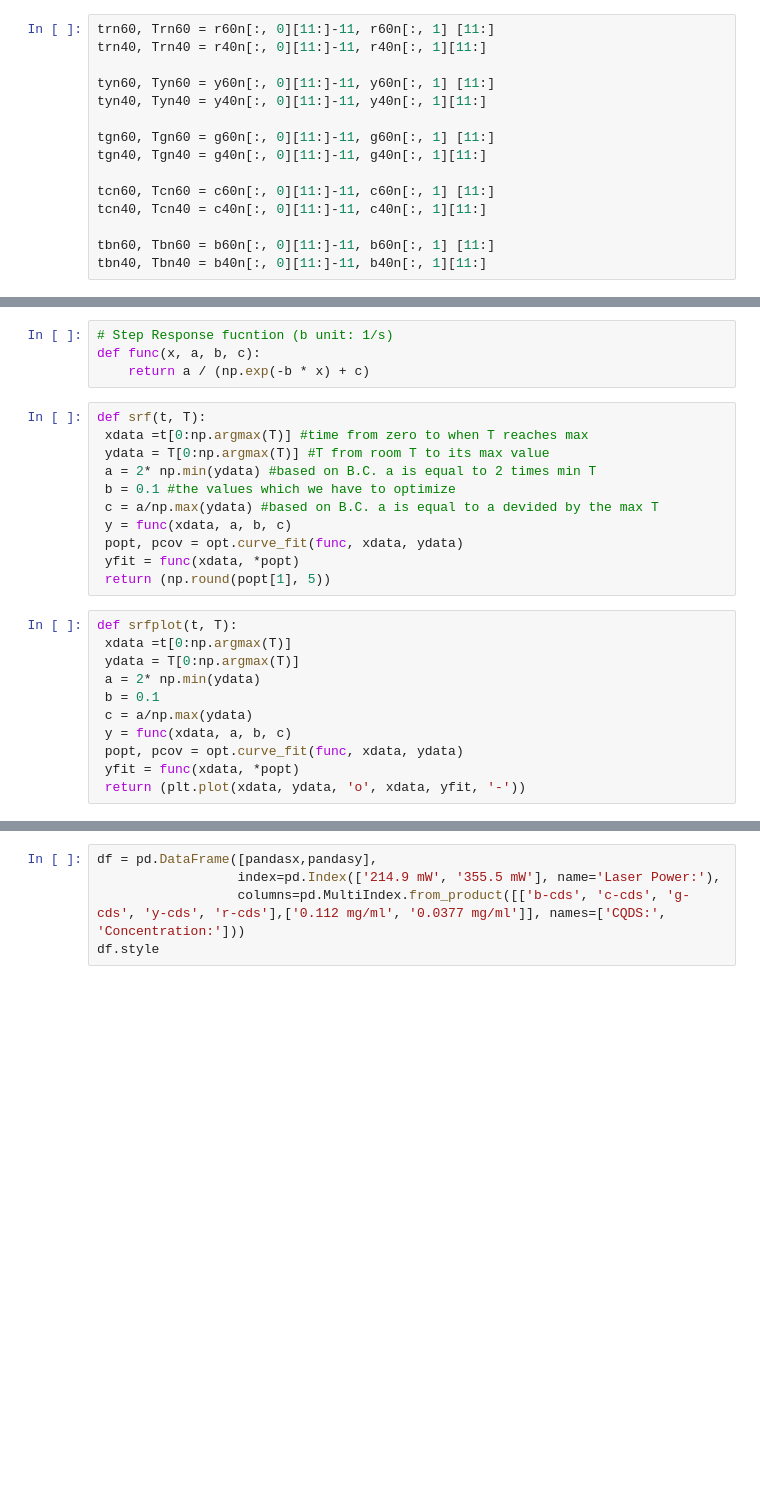
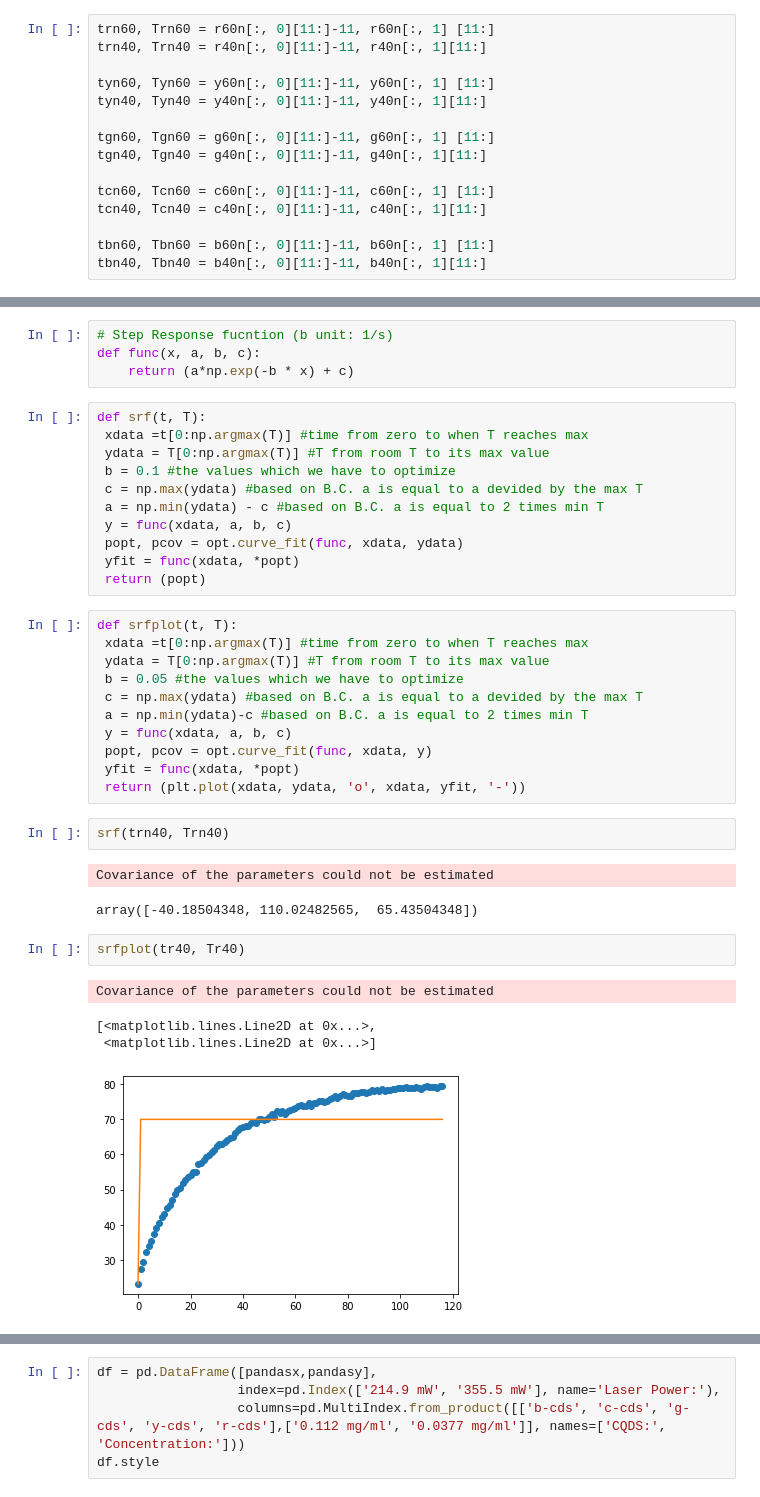
Before and after one commit to salarbalou/Experimetal_Resulsts, a Jupyter notebook: Light_to_Heat_conversion.ipynb, the cells around one changed output, grey strips where cells are left out. Drawn from its saved outputs; the diff is of its cells as text; blank space fills up the shorter version.

```diff
--- a/Light_to_Heat_conversion.ipynb
+++ b/Light_to_Heat_conversion.ipynb
@@ -402,29 +402,41 @@ fig.show()
 # %%
 # Step Response fucntion (b unit: 1/s)
 def func(x, a, b, c):
-    return a / (np.exp(-b * x) + c)
+    return (a*np.exp(-b * x) + c)
 # %%
 def srf(t, T):
  xdata =t[0:np.argmax(T)] #time from zero to when T reaches max
  ydata = T[0:np.argmax(T)] #T from room T to its max value
- a = 2* np.min(ydata) #based on B.C. a is equal to 2 times min T
  b = 0.1 #the values which we have to optimize
- c = a/np.max(ydata) #based on B.C. a is equal to a devided by the max T
+ c = np.max(ydata) #based on B.C. a is equal to a devided by the max T
+ a = np.min(ydata) - c #based on B.C. a is equal to 2 times min T
  y = func(xdata, a, b, c)
  popt, pcov = opt.curve_fit(func, xdata, ydata)
  yfit = func(xdata, *popt)
- return (np.round(popt[1], 5))
+ return (popt)
 # %%
 def srfplot(t, T):
- xdata =t[0:np.argmax(T)]
- ydata = T[0:np.argmax(T)]
- a = 2* np.min(ydata)
- b = 0.1
- c = a/np.max(ydata)
+ xdata =t[0:np.argmax(T)] #time from zero to when T reaches max
+ ydata = T[0:np.argmax(T)] #T from room T to its max value
+ b = 0.05 #the values which we have to optimize
+ c = np.max(ydata) #based on B.C. a is equal to a devided by the max T
+ a = np.min(ydata)-c #based on B.C. a is equal to 2 times min T
  y = func(xdata, a, b, c)
- popt, pcov = opt.curve_fit(func, xdata, ydata)
+ popt, pcov = opt.curve_fit(func, xdata, y)
  yfit = func(xdata, *popt)
  return (plt.plot(xdata, ydata, 'o', xdata, yfit, '-'))
+# %%
+srf(trn40, Trn40)
+# %% [output]
+Covariance of the parameters could not be estimated
+array([-40.18504348, 110.02482565,  65.43504348])
+# %%
+srfplot(tr40, Tr40)
+# %% [output]
+Covariance of the parameters could not be estimated
+[<matplotlib.lines.Line2D at 0x...>,
+ <matplotlib.lines.Line2D at 0x...>]
+[figure, added]
 # %%
 t = [tb40, tb60, tc40, tc60, tg40, tg60, ty40, ty60, tr40, tr60]
 T = [Tb40, Tb60, Tc40, Tc60, Tg40, Tg60, Ty40, Ty60, Tr40, Tr60]
```
Also changed, not shown: parts of 4 cells of this notebook.
